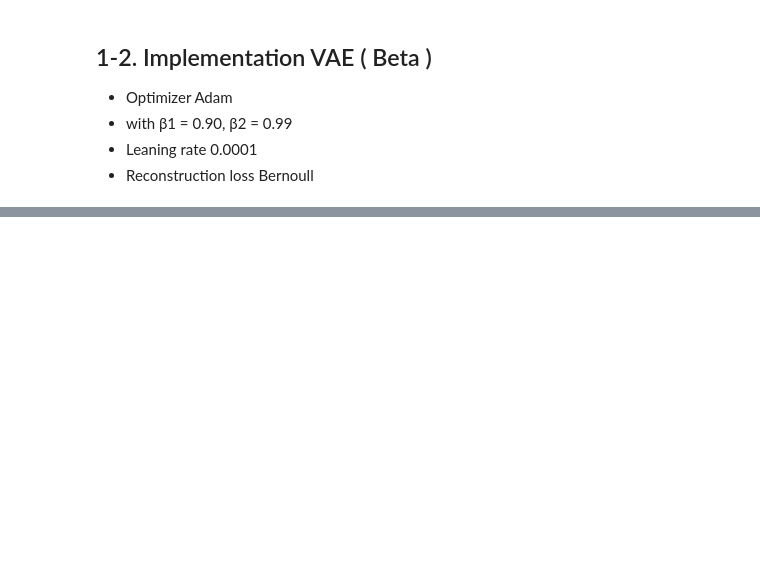
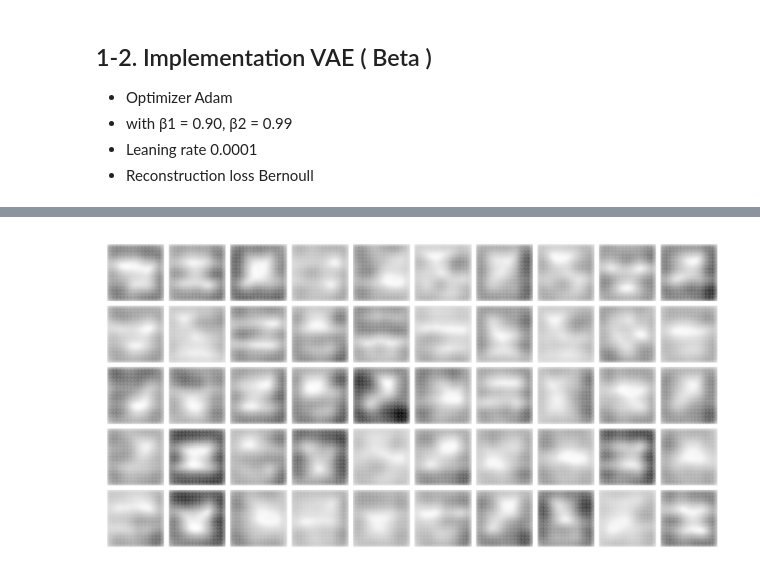
Before and after one commit to pooyaaf/Neural-Networks-Deep-Learning, a Jupyter notebook: Homework/HomeWork6/NNDL_HW6/Q1/Question_1_ControlVAE.ipynb, the cells around one changed output, grey strips where cells are left out. Cells and saved outputs as stored; diff of their text form; code cells hidden in the pictures; blank space fills up the shorter version.

```diff
--- a/Homework/HomeWork6/NNDL_HW6/Q1/Question_1_ControlVAE.ipynb
+++ b/Homework/HomeWork6/NNDL_HW6/Q1/Question_1_ControlVAE.ipynb
@@ -673,0 +707,16 @@ Epoch 2, Loss: 15680.3965
+# %%
+file_name = "sh3_sc6_y32_x32_imgs.npz"
+path_file = "/content/drive/MyDrive/Dataset/sh3_sc6_y32_x32_imgs.npz"
+imgs = np.load(path_file, allow_pickle=True, encoding='latin1')
+data = np.load(path_file, encoding='bytes')
+data = torch.from_numpy(data['imgs']).unsqueeze(1).float()
+imgs = imgs['imgs']
+# %%
+from torch.utils.data import Dataset, DataLoader
+train_loader = DataLoader(data,
+                              batch_size=32,
+                              shuffle=True,
+                              num_workers=1,
+                              pin_memory=False,
+                              drop_last=True)
+train_loader
@@ -673,0 +876,17 @@ Epoch 2, Loss: 15680.3965
+# %%
+import matplotlib.pyplot as plt
+import torchvision.utils as vutils
+
+beta_vae_h.eval()
+
+with torch.no_grad():
+    random_samples = torch.randn(5 * 10, 10)  # 5 rows, 10 columns
+    generated_images = beta_vae_h.decoder(random_samples).view(-1, 1, 64, 64)
+
+plt.figure(figsize=(12, 6))
+grid = vutils.make_grid(generated_images, nrow=10, normalize=True, padding=5, pad_value=1.0)
+plt.imshow(grid.permute(1, 2, 0), cmap='gray')
+plt.axis('off')
+plt.show()
+# %% [output]
+[figure, added]
```
Also changed, not shown: parts of 9 cells of this notebook.
